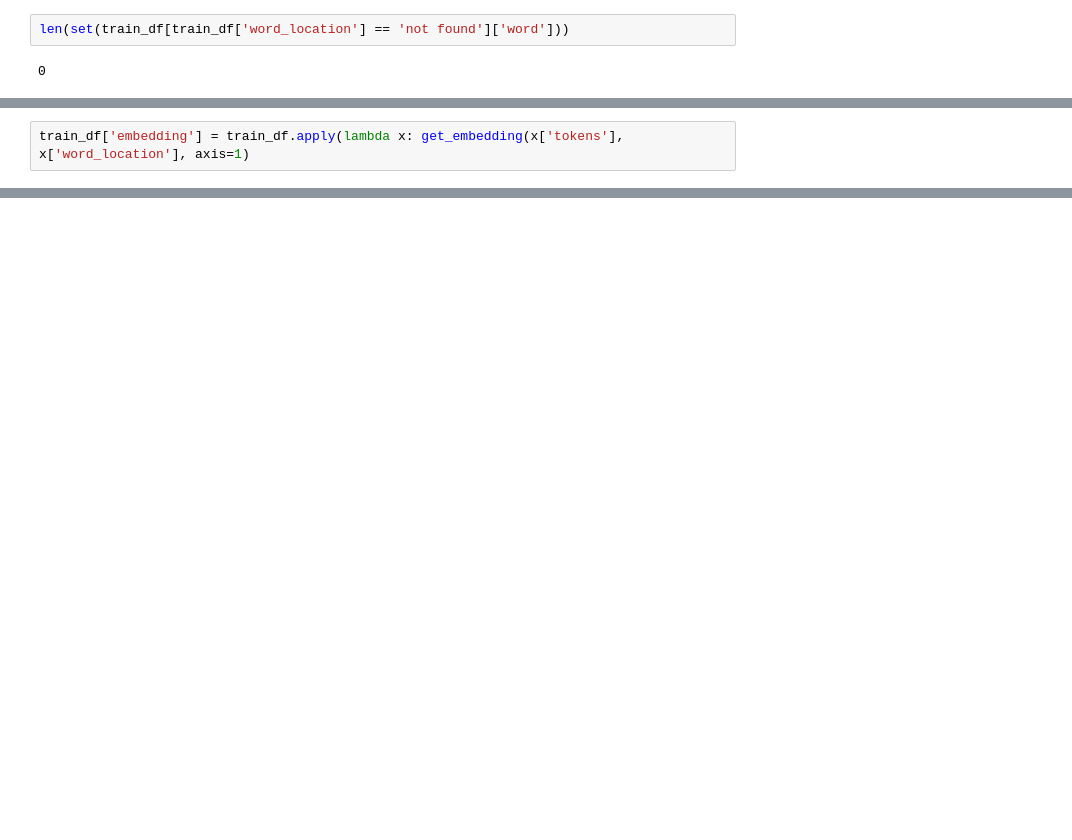
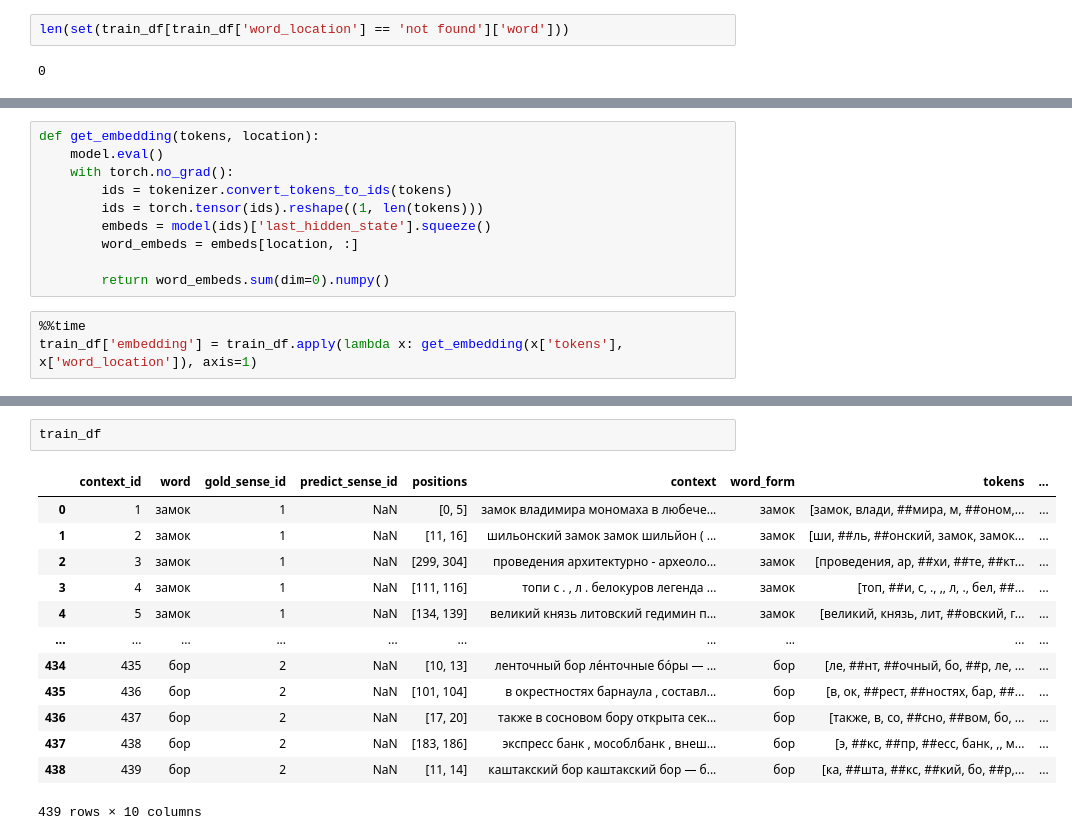
Before and after one commit to IHumonen/master_thesis, a Jupyter notebook: russe_bert.ipynb, the cells around one changed output, grey strips where cells are left out. Cells and saved outputs as stored; diff of their text form; blank space fills up the shorter version.

```diff
--- a/russe_bert.ipynb
+++ b/russe_bert.ipynb
@@ -89,2 +117,13 @@ NameError: name 'embeddings' is not defined
+# %%
+def get_embedding(tokens, location):
+    model.eval()
+    with torch.no_grad():
+        ids = tokenizer.convert_tokens_to_ids(tokens)
+        ids = torch.tensor(ids).reshape((1, len(tokens)))
+        embeds = model(ids)['last_hidden_state'].squeeze()
+        word_embeds = embeds[location, :]
+
+        return word_embeds.sum(dim=0).numpy()
 # %%
-train_df['embedding'] = train_df.apply(lambda x: get_embedding(x['tokens'], x['word_location'], axis=1)
+%%time
+train_df['embedding'] = train_df.apply(lambda x: get_embedding(x['tokens'], x['word_location']), axis=1)
@@ -90,0 +148,16 @@ train_df['embedding'] = train_df.apply(lambda x: get_embedding(x['tokens'], x['w
+# %%
+train_df
+# %% [output]
+|  | context_id | word | gold_sense_id | predict_sense_id | positions | context | word_form | tokens | ... |
+| 0 | 1 | замок | 1 | NaN | [0, 5] | замок владимира мономаха в любече... | замок | [замок, влади, ##мира, м, ##оном,... | ... |
+| 1 | 2 | замок | 1 | NaN | [11, 16] | шильонский замок замок шильйон ( ... | замок | [ши, ##ль, ##онский, замок, замок... | ... |
+| 2 | 3 | замок | 1 | NaN | [299, 304] | проведения архитектурно - археоло... | замок | [проведения, ар, ##хи, ##те, ##кт... | ... |
+| 3 | 4 | замок | 1 | NaN | [111, 116] | топи с . , л . белокуров легенда ... | замок | [топ, ##и, с, ., ,, л, ., бел, ##... | ... |
+| 4 | 5 | замок | 1 | NaN | [134, 139] | великий князь литовский гедимин п... | замок | [великий, князь, лит, ##овский, г... | ... |
+| ... | ... | ... | ... | ... | ... | ... | ... | ... | ... |
+| 434 | 435 | бор | 2 | NaN | [10, 13] | ленточный бор ле́нточные бо́ры — ... | бор | [ле, ##нт, ##очный, бо, ##р, ле, ... | ... |
+| 435 | 436 | бор | 2 | NaN | [101, 104] | в окрестностях барнаула , составл... | бор | [в, ок, ##рест, ##ностях, бар, ##... | ... |
+| 436 | 437 | бор | 2 | NaN | [17, 20] | также в сосновом бору открыта сек... | бор | [также, в, со, ##сно, ##вом, бо, ... | ... |
+| 437 | 438 | бор | 2 | NaN | [183, 186] | экспресс банк , мособлбанк , внеш... | бор | [э, ##кс, ##пр, ##есс, банк, ,, м... | ... |
+| 438 | 439 | бор | 2 | NaN | [11, 14] | каштакский бор каштакский бор — б... | бор | [ка, ##шта, ##кс, ##кий, бо, ##р,... | ... |
+439 rows × 10 columns
```
Also changed, not shown: parts of 21 cells of this notebook.
